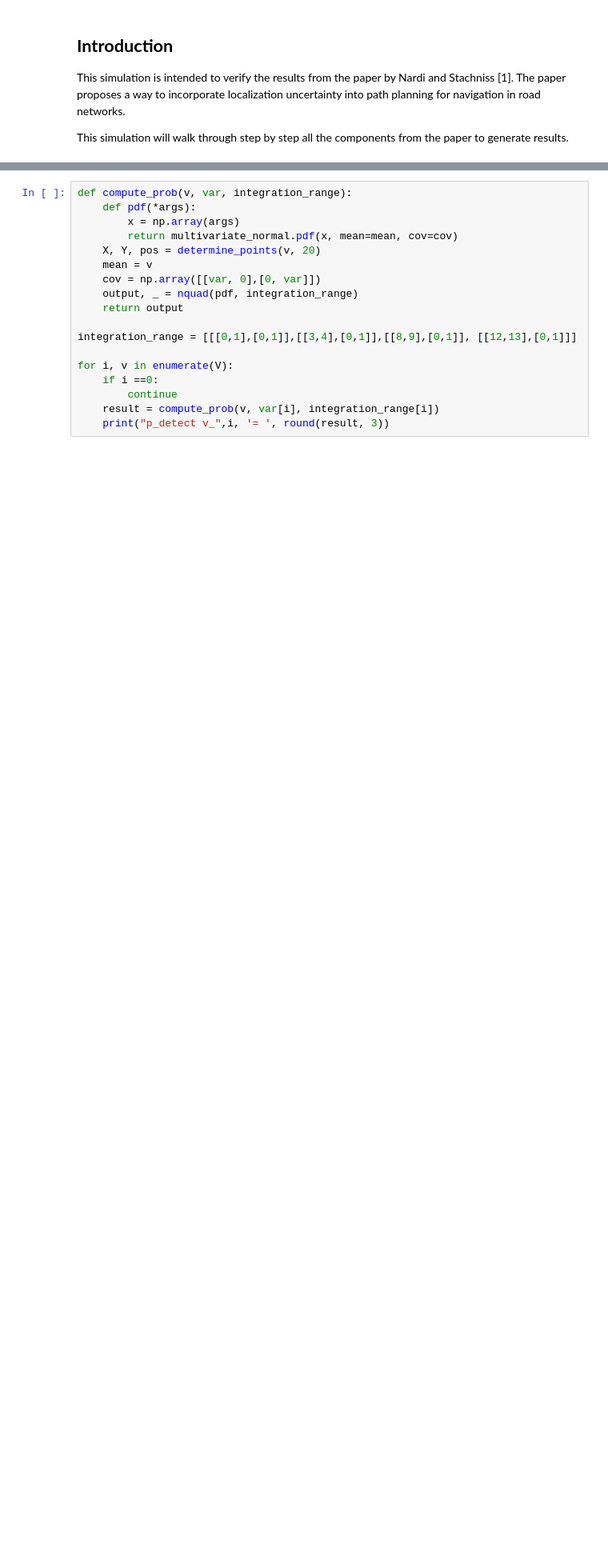
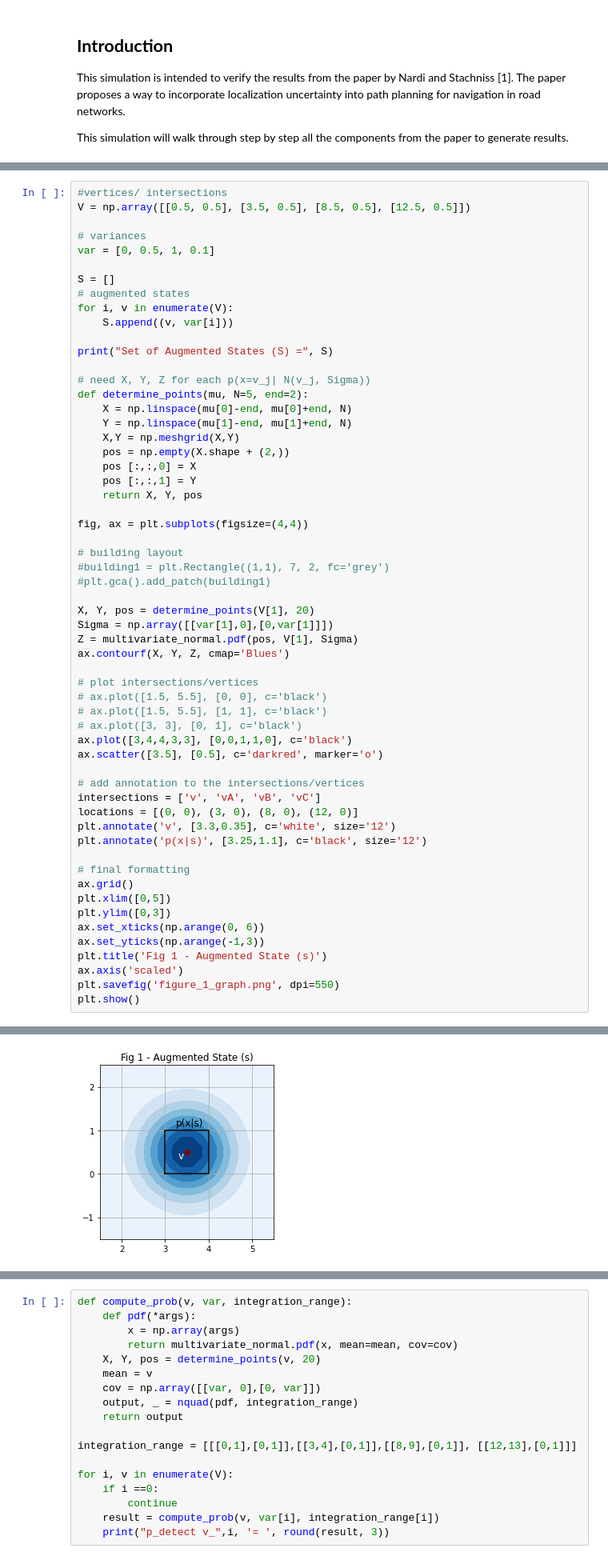
Before and after one commit to sug-prabhakaran/aer1516_robotic_motion_planning, a Jupyter notebook: paper_presentation/aer1516_paper_presentation.ipynb, the cells around one changed output, grey strips where cells are left out. Shown at 80% size. Drawn from its saved outputs; the diff is of its cells as text; blank space fills up the shorter version.

```diff
--- a/paper_presentation/aer1516_paper_presentation.ipynb
+++ b/paper_presentation/aer1516_paper_presentation.ipynb
@@ -101,0 +113,59 @@ Set of Augmented States (S) = [(array([0.5, 0.5]), 0), (array([3.5, 0.5]), 0.5),
+# %%
+#vertices/ intersections
+V = np.array([[0.5, 0.5], [3.5, 0.5], [8.5, 0.5], [12.5, 0.5]])
+
+# variances
+var = [0, 0.5, 1, 0.1]
+
+S = []
+# augmented states
+for i, v in enumerate(V):
+    S.append((v, var[i]))
+
+print("Set of Augmented States (S) =", S)
+
+# need X, Y, Z for each p(x=v_j| N(v_j, Sigma))
+def determine_points(mu, N=5, end=2):
+    X = np.linspace(mu[0]-end, mu[0]+end, N)
+    Y = np.linspace(mu[1]-end, mu[1]+end, N)
+    X,Y = np.meshgrid(X,Y)
+    pos = np.empty(X.shape + (2,))
+    pos [:,:,0] = X
+    pos [:,:,1] = Y
+    return X, Y, pos
+
+fig, ax = plt.subplots(figsize=(4,4))
+
+# building layout
+#building1 = plt.Rectangle((1,1), 7, 2, fc='grey')
+#plt.gca().add_patch(building1)
+
+X, Y, pos = determine_points(V[1], 20)
+Sigma = np.array([[var[1],0],[0,var[1]]])
+Z = multivariate_normal.pdf(pos, V[1], Sigma)
+ax.contourf(X, Y, Z, cmap='Blues')
+
+# plot intersections/vertices
+# ax.plot([1.5, 5.5], [0, 0], c='black')
+# ax.plot([1.5, 5.5], [1, 1], c='black')
+# ax.plot([3, 3], [0, 1], c='black')
+ax.plot([3,4,4,3,3], [0,0,1,1,0], c='black')
+ax.scatter([3.5], [0.5], c='darkred', marker='o')
+
+# add annotation to the intersections/vertices
+intersections = ['v', 'vA', 'vB', 'vC']
+locations = [(0, 0), (3, 0), (8, 0), (12, 0)]
+plt.annotate('v', [3.3,0.35], c='white', size='12')
+plt.annotate('p(x|s)', [3.25,1.1], c='black', size='12')
+
+# final formatting
+ax.grid()
+plt.xlim([0,5])
+plt.ylim([0,3])
+ax.set_xticks(np.arange(0, 6))
+ax.set_yticks(np.arange(-1,3))
+plt.title('Fig 1 - Augmented State (s)')
+ax.axis('scaled')
+plt.savefig('figure_1_graph.png', dpi=550)
+plt.show()
+# %% [output]
@@ -102,3 +173,4 @@ Set of Augmented States (S) = [(array([0.5, 0.5]), 0), (array([3.5, 0.5]), 0.5),
+[figure, added]
 # %% [markdown]
 ### **Step 3 - Actions (A)**
 
```
Also changed, not shown: parts of 14 cells of this notebook.
